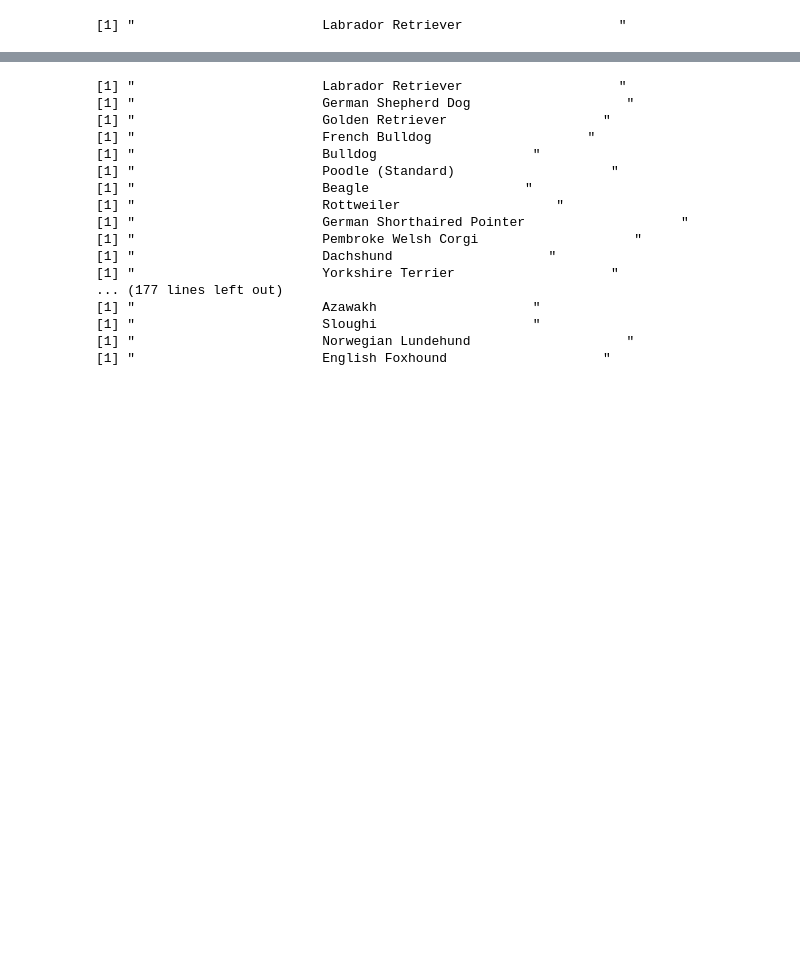
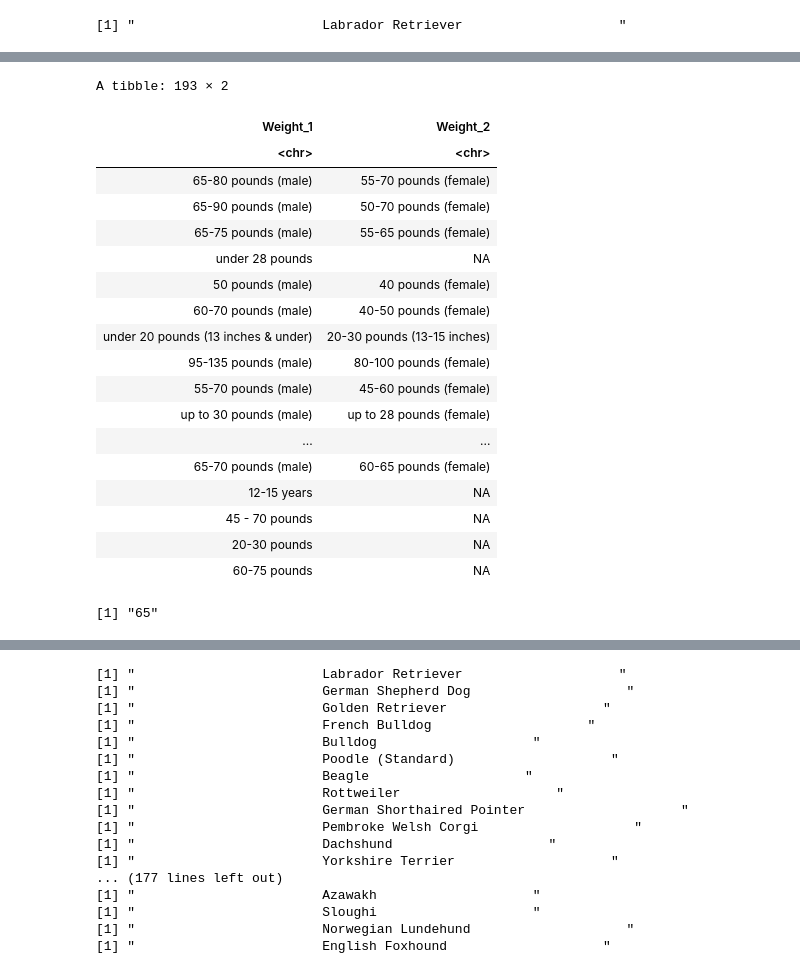
Before and after one commit to HelionPeros/Dog_Gone, a Jupyter notebook: Breed Scraping.ipynb, the cells around one changed output, grey strips where cells are left out. Drawn from its saved outputs; the diff is of its cells as text; code cells hidden in the pictures; blank space fills up the shorter version.

```diff
--- a/Breed Scraping.ipynb
+++ b/Breed Scraping.ipynb
@@ -239,0 +343,25 @@ doggo_df_with_breeds %>%
+# %%
+weights_columns = weights_separated_df %>%
+  select("Weight_1", "Weight_2")
+
+weights_columns
+# %% [output]
+A tibble: 193 × 2
+| Weight_1 | Weight_2 |
+| <chr> | <chr> |
+| 65-80 pounds (male) | 55-70 pounds (female) |
+| 65-90 pounds (male) | 50-70 pounds (female) |
+| 65-75 pounds (male) | 55-65 pounds (female) |
+| under 28 pounds | NA |
+| 50 pounds (male) | 40 pounds (female) |
+| 60-70 pounds (male) | 40-50 pounds (female) |
+| under 20 pounds (13 inches & under) | 20-30 pounds (13-15 inches) |
+| 95-135 pounds (male) | 80-100 pounds (female) |
+| 55-70 pounds (male) | 45-60 pounds (female) |
+| up to 30 pounds (male) | up to 28 pounds (female) |
+| ... | ... |
+| 65-70 pounds (male) | 60-65 pounds (female) |
+| 12-15 years | NA |
+| 45 - 70 pounds | NA |
+| 20-30 pounds | NA |
+| 60-75 pounds | NA |
@@ -240,3 +373,7 @@ doggo_df_with_breeds %>%
+# %%
+numextract(Weight[1])
+# %% [output]
+[1] "65"
 # %%
 extract_item_f_url <- function(url, css_selector){
   text_part <- url %>%
```
Also changed, not shown: parts of 19 cells of this notebook.
